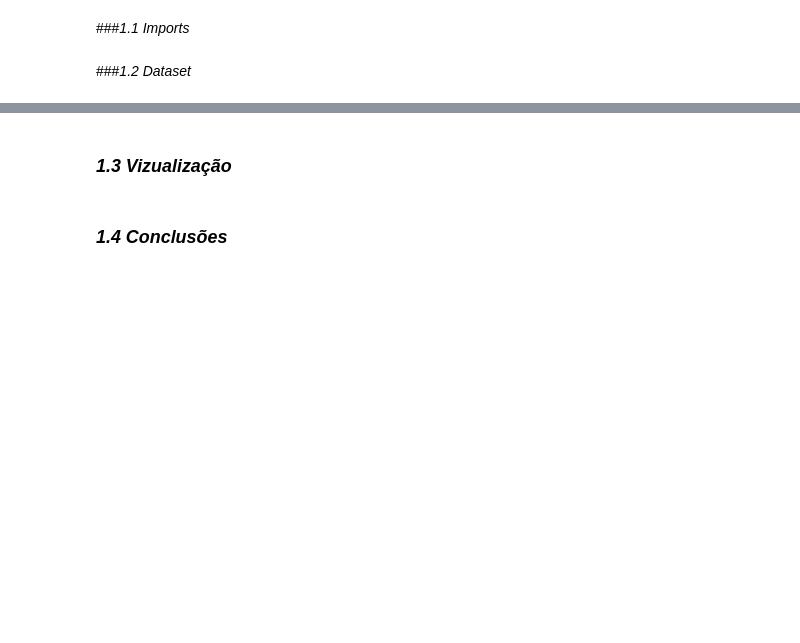
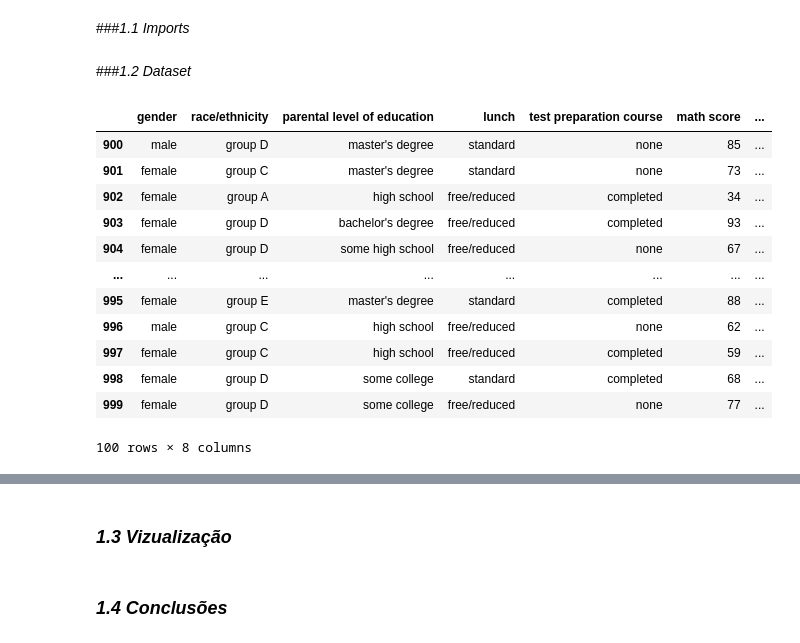
Before and after one commit to talesnobre/Trainees2, a Jupyter notebook: Notebook 2/Aula_EDA - Ian.ipynb, the cells around one changed output, grey strips where cells are left out. Saved outputs shown, nothing was run; the diff lists cells and outputs as text; code cells hidden in the pictures; blank space fills up the shorter version.

```diff
--- a/Notebook 2/Aula_EDA - Ian.ipynb
+++ b/Notebook 2/Aula_EDA - Ian.ipynb
@@ -61,0 +61,19 @@ Analisando o desempenho dos estudantes em matemática, leitura e escrita no arqu
+# %%
+ds = pd.read_csv("Data/q1_estudantes.csv")
+# %%
+ds.head()
+ds.tail(100)
+# %% [output]
+|  | gender | race/ethnicity | parental level of education | lunch | test preparation course | math score | ... |
+| 900 | male | group D | master's degree | standard | none | 85 | ... |
+| 901 | female | group C | master's degree | standard | none | 73 | ... |
+| 902 | female | group A | high school | free/reduced | completed | 34 | ... |
+| 903 | female | group D | bachelor's degree | free/reduced | completed | 93 | ... |
+| 904 | female | group D | some high school | free/reduced | none | 67 | ... |
+| ... | ... | ... | ... | ... | ... | ... | ... |
+| 995 | female | group E | master's degree | standard | completed | 88 | ... |
+| 996 | male | group C | high school | free/reduced | none | 62 | ... |
+| 997 | female | group C | high school | free/reduced | completed | 59 | ... |
+| 998 | female | group D | some college | standard | completed | 68 | ... |
+| 999 | female | group D | some college | free/reduced | none | 77 | ... |
+100 rows × 8 columns
```
Also changed, not shown: parts of 12 cells of this notebook, 8 other files.
